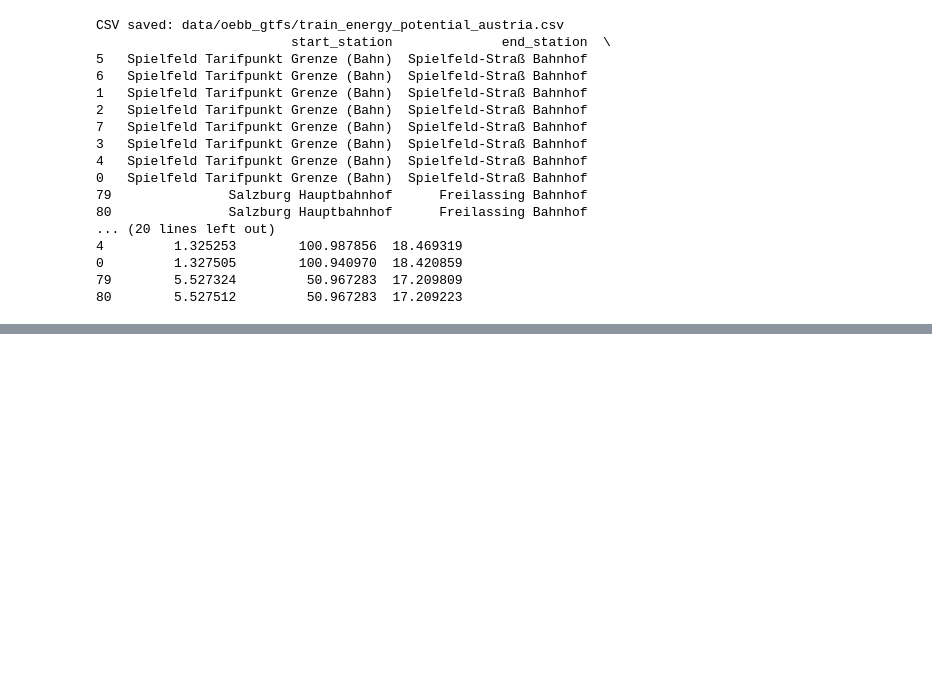
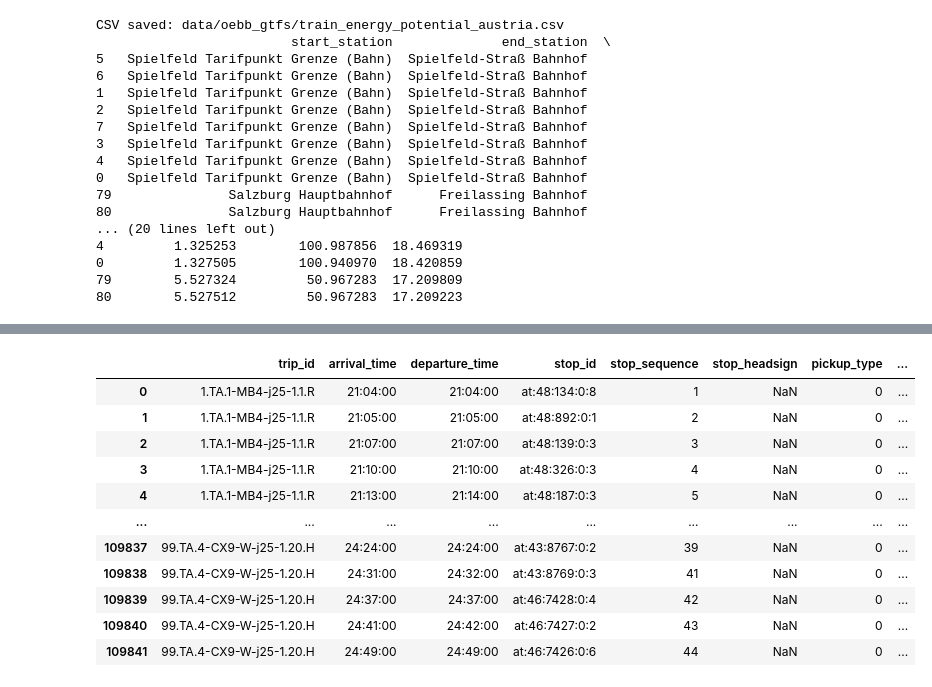
Before and after one commit to MarcelDS24/The-Railway-Energy-Explorer, a Jupyter notebook: Piezoelectric Railroad Harvester.ipynb, the cells around one changed output, grey strips where cells are left out. Cells and saved outputs as stored; diff of their text form; code cells hidden in the pictures; blank space fills up the shorter version.

```diff
--- a/Piezoelectric Railroad Harvester.ipynb
+++ b/Piezoelectric Railroad Harvester.ipynb
@@ -968,0 +1028,10 @@ CSV saved: data/oebb_gtfs/train_energy_potential_austria.csv
+# %%
+#merge trips full with stop_times_geo_with_startEnd_calc on trip id to get route id and other info
+stop_times_geo_with_startEnd_calc[["trip_id"]]
+trips_full[["trip_id"]]
+
+stop_times_geo_with_startEnd_calc = stop_times_geo_with_startEnd_calc.merge(
+    trips_full[["trip_id","route_id","service_id","trip_short_name","route_short_name","direction_id","block_id","agency_id","route_type","monday","tuesday","wednesday","thursday","friday","saturday","sunday","start_date","end_date"]],
+    on='trip_id',
+    how='left'
+)
@@ -968,0 +1076,72 @@ CSV saved: data/oebb_gtfs/train_energy_potential_austria.csv
+# %%
+# --- Load world countries polygons (GeoPandas 1.0+ compatible) ---
+import geopandas as gpd
+
+def load_world_countries():
+    """
+    Returns a GeoDataFrame with columns: ['name', 'iso_a3', 'geometry'].
+    Tries geodatasets first, then cartopy as a fallback.
+    """
+    # Try geodatasets (pip install geodatasets)
+    try:
+        from geodatasets import get_path
+        # Admin-0 countries layer
+        world_path = get_path("naturalearth.cultural.admin_0_countries")
+        world = gpd.read_file(world_path)[["NAME_EN", "ADM0_A3", "geometry"]]
+        world = world.rename(columns={"NAME_EN": "name", "ADM0_A3": "iso_a3"})
+        return world
+    except Exception:
+        pass
+
+    # Fallback: cartopy (pip install cartopy)
+    try:
+        import cartopy.io.shapereader as shpreader
+        shp = shpreader.natural_earth(
+            resolution="110m",
+            category="cultural",
+            name="admin_0_countries"
+        )
+        world = gpd.read_file(shp)[["NAME_EN", "ADM0_A3", "geometry"]]
+        world = world.rename(columns={"NAME_EN": "name", "ADM0_A3": "iso_a3"})
+        return world
+    except Exception as e:
+        raise RuntimeError(
+            "Could not load Natural Earth admin_0_countries. "
+            "Install one of:\n"
+            "  pip install geodatasets\n"
+            "  pip install cartopy\n"
+            f"Underlying error: {e}"
+        )
+
+world = load_world_countries()
+import geopandas as gpd
+from shapely.geometry import Point
+
+
+gdf = gpd.GeoDataFrame(
+    stop_times_geo_with_startEnd_calc,
+    geometry=gpd.points_from_xy(stop_times_geo_with_startEnd_calc["stop_lon"], stop_times_geo_with_startEnd_calc["stop_lat"]),
+    crs="EPSG:4326"
+)
+
+# Spatial join: assign country to each point
+joined = gpd.sjoin(gdf, world, how="left", predicate="within")
+
+stop_times_geo_with_startEnd_calc["country_stop"] = joined["name"]
+stop_times_geo_with_startEnd_calc["country_iso3_stop"] = joined["iso_a3"]
+
+stop_times_geo_with_startEnd_calc.drop(columns=["country", "country_iso3"], inplace=True)
+stop_times_geo_with_startEnd_calc
+# %% [output]
+|  | trip_id | arrival_time | departure_time | stop_id | stop_sequence | stop_headsign | pickup_type | ... |
+| 0 | 1.TA.1-MB4-j25-1.1.R | 21:04:00 | 21:04:00 | at:48:134:0:8 | 1 | NaN | 0 | ... |
+| 1 | 1.TA.1-MB4-j25-1.1.R | 21:05:00 | 21:05:00 | at:48:892:0:1 | 2 | NaN | 0 | ... |
+| 2 | 1.TA.1-MB4-j25-1.1.R | 21:07:00 | 21:07:00 | at:48:139:0:3 | 3 | NaN | 0 | ... |
+| 3 | 1.TA.1-MB4-j25-1.1.R | 21:10:00 | 21:10:00 | at:48:326:0:3 | 4 | NaN | 0 | ... |
+| 4 | 1.TA.1-MB4-j25-1.1.R | 21:13:00 | 21:14:00 | at:48:187:0:3 | 5 | NaN | 0 | ... |
+| ... | ... | ... | ... | ... | ... | ... | ... | ... |
+| 109837 | 99.TA.4-CX9-W-j25-1.20.H | 24:24:00 | 24:24:00 | at:43:8767:0:2 | 39 | NaN | 0 | ... |
+| 109838 | 99.TA.4-CX9-W-j25-1.20.H | 24:31:00 | 24:32:00 | at:43:8769:0:3 | 41 | NaN | 0 | ... |
+| 109839 | 99.TA.4-CX9-W-j25-1.20.H | 24:37:00 | 24:37:00 | at:46:7428:0:4 | 42 | NaN | 0 | ... |
+| 109840 | 99.TA.4-CX9-W-j25-1.20.H | 24:41:00 | 24:42:00 | at:46:7427:0:2 | 43 | NaN | 0 | ... |
+| 109841 | 99.TA.4-CX9-W-j25-1.20.H | 24:49:00 | 24:49:00 | at:46:7426:0:6 | 44 | NaN | 0 | ... |
```
Also changed, not shown: parts of 9 cells of this notebook.
